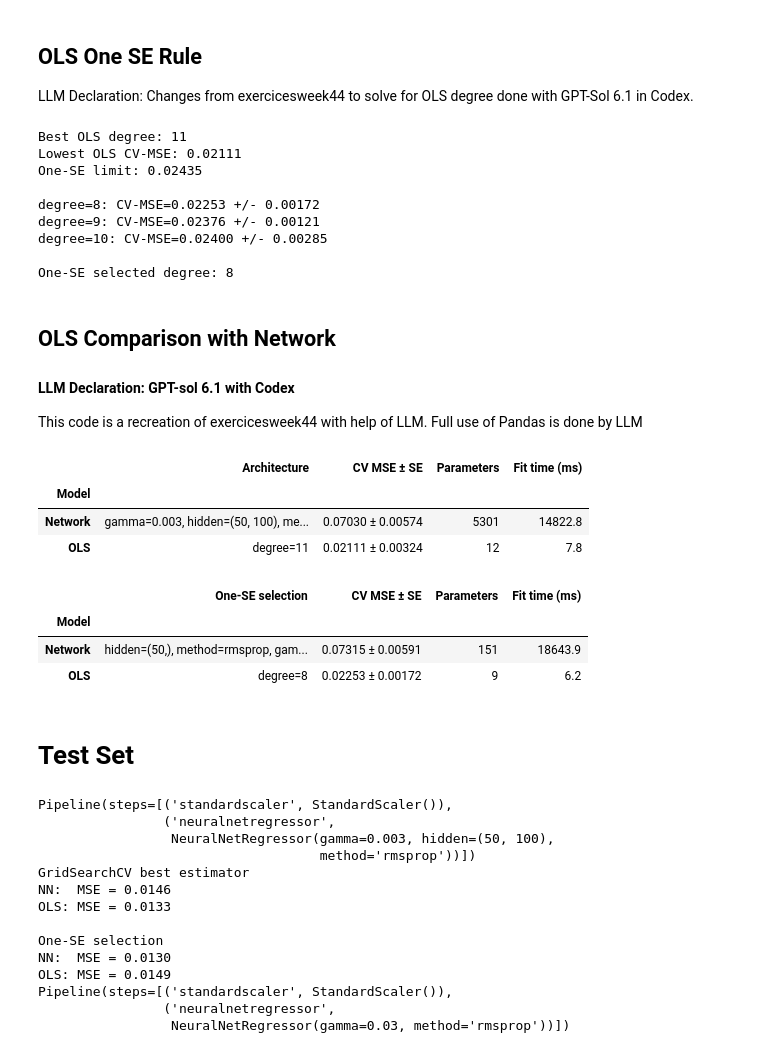
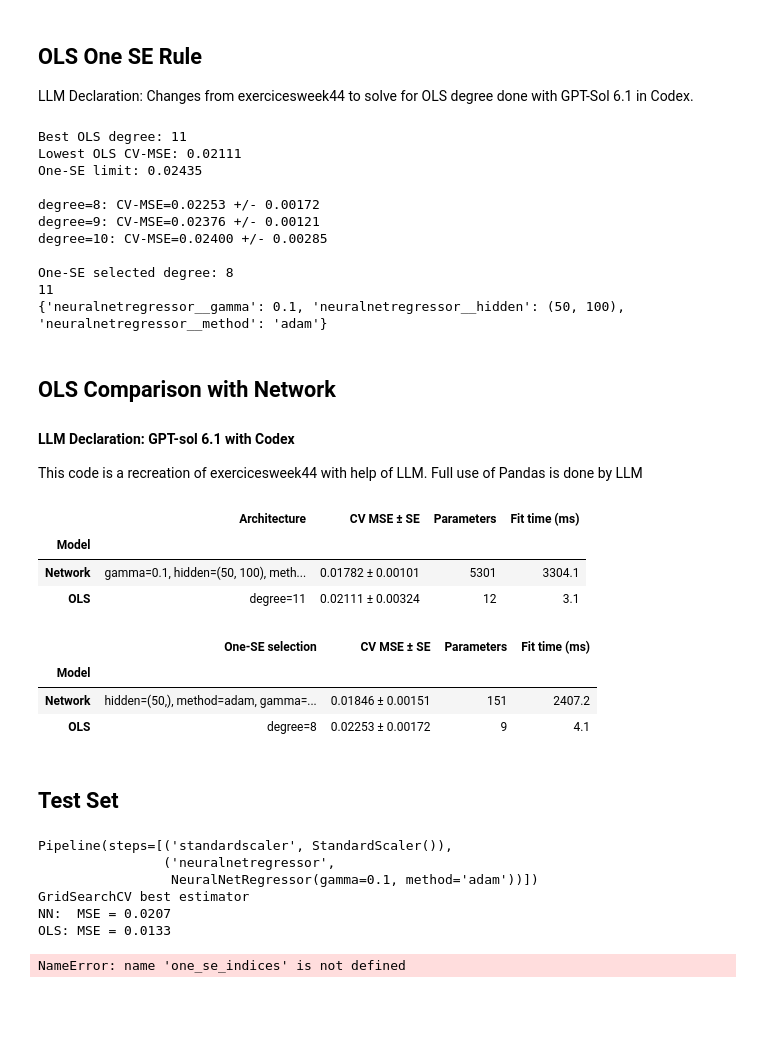
Before and after one commit to Timholmen96/FYS-STK4155, a Jupyter notebook: Prosjekt2/Prosjekt-Kode/Project2_Regressor.ipynb, the cells around one changed output. Drawn from its saved outputs; the diff is of its cells as text; code cells hidden in the pictures; blank space fills up the shorter version.

```diff
--- a/Prosjekt2/Prosjekt-Kode/Project2_Regressor.ipynb
+++ b/Prosjekt2/Prosjekt-Kode/Project2_Regressor.ipynb
@@ -153,7 +154,7 @@ def cross_entropy(predict, target):
         jnp.sum(target * jnp.log(predict), axis=1)
     )
 
-set_epoch = 10
+set_epoch = 100
 
 ACTIVATIONS = {"sigmoid": (sigmoid, sigmoid_der),
                "relu": (ReLU, ReLU_der),
@@ -532,9 +533,9 @@ def train_sgd(
             network.layers = optimizer.step(network.layers, layer_grads)
 
         # Kostnaden etter at hele treningssettet har vært gjennom én gang.
-        epoch_cost = float(network.cost(X, y))
-        history.append(epoch_cost)
-
+        if epoch % 50 == 0 or epoch == epochs - 1:
+            epoch_cost = float(network.cost(X, y))
+            history.append(epoch_cost)
 
     return history, network.layers
 # %% [markdown]
@@ -724,6 +725,7 @@ and find + store the best One-SE limit
 results = search1.cv_results_          # a dict of arrays, one entry per grid point
 cv_mse_grid = -results["mean_test_score"]
 cv_se_grid = results["std_test_score"] / np.sqrt(cv.get_n_splits() - 1)
+
 #print("mse grid")
 #print(cv_mse_grid)
 #print("se grid")
@@ -744,13 +746,16 @@ best_method = best_params["neuralnetregressor__method"]
 best_hidden = best_params["neuralnetregressor__hidden"]
 
 print(f"best_mse = {best_mse:.4f} +/- best_se = {best_se:.4f}")
-print(f"gamma = {best_params["neuralnetregressor__gamma"]}")
-print(f"method = {best_params["neuralnetregressor__method"]}")
-print(f"hidden = {best_params["neuralnetregressor__hidden"]}")
+print(f"gamma = {best_gamma}")
+print(f"method = {best_method}")
+print(f"hidden = {best_hidden}")
 print("-------")
+
 "AI Declaration: GPT-Luna6 help with indexing and for loop"
 threshold = cv_mse_grid[best_index] + cv_se_grid[best_index]
 print(f"One-SE limit:  {threshold:.5f}\n")
+
+
 found = False
 One_SE_candidates = {}
 for i, params in enumerate(results["params"]):
@@ -758,7 +763,7 @@ for i, params in enumerate(results["params"]):
     method = params["neuralnetregressor__method"]
     hidden = params["neuralnetregressor__hidden"]
     lmbd = 0.0  # Assuming lambda is not part of the grid
-    if (cv_mse_grid[i] <= threshold and gamma > best_gamma and sum(hidden) < sum(best_hidden)):
+    if (cv_mse_grid[i] <= threshold and sum(hidden) < sum(best_hidden)):
         found = True
         print(
             f"gamma={gamma:g} "
@@ -766,13 +771,12 @@ for i, params in enumerate(results["params"]):
             f"CV-MSE={cv_mse_grid[i]:.5f} +/- {cv_se_grid[i]:.5f}"
         )
         One_SE_candidates[(method, tuple(hidden), gamma)] = cv_mse_grid[i]
+        best_key = min(One_SE_candidates, key=One_SE_candidates.get)
+        best_mse = One_SE_candidates[best_key]
 
+        print(f"One-SE best architecture: method={best_key[0]}, hidden={best_key[1]}, gamma={best_key[2]:g}, CV-MSE={best_mse:.5f}")
 if not found:
     print("No architecture gave a CV-MSE within one SE of the lowest.")
-best_key = min(One_SE_candidates, key=One_SE_candidates.get)
-best_mse = One_SE_candidates[best_key]
-
-print(f"One-SE best architecture: method={best_key[0]}, hidden={best_key[1]}, gamma={best_key[2]:g}, CV-MSE={best_mse:.5f}")
 # %% [output]
 -----
 Pipeline(steps=[('standardscaler', StandardScaler()),
@@ -943,6 +948,9 @@ for i, params in enumerate(ols_results["params"]):
 selected_degree = min(candidates) if candidates else d_O
 
 print(f"\nOne-SE selected degree: {selected_degree}")
+
+print(ols.best_params_["polynomialfeatures__degree"])
+print(search1.best_params_)
 # %% [output]
 Best OLS degree: 11
 Lowest OLS CV-MSE: 0.02111
@@ -953,6 +961,8 @@ degree=9: CV-MSE=0.02376 +/- 0.00121
 degree=10: CV-MSE=0.02400 +/- 0.00285
 
 One-SE selected degree: 8
+11
+{'neuralnetregressor__gamma': 0.1, 'neuralnetregressor__hidden': (50, 100), 'neuralnetregressor__method': 'adam'}
 # %% [markdown]
 ## OLS Comparison with Network
 #### LLM Declaration: GPT-sol 6.1 with Codex
@@ -960,7 +970,15 @@ This code is a recreation of exercicesweek44 with help of LLM.
 Full use of Pandas is done by LLM
 # %%
 "AI assisted table"
-
+def count_network_params(hidden, n_inputs):
+    sizes = (n_inputs, *hidden, 1)
+    return sum(
+        (n_in + 1) * n_out
+        for n_in, n_out in zip(sizes[:-1], sizes[1:])
+    )
+best_params = search1.best_params_
+n_inputs = search1.best_estimator_.n_features_in_
+network_params = count_network_params(best_params["neuralnetregressor__hidden"], n_inputs)
 
 def result_row(name, model, n_params, index=None):
     # Default to the minimum-MSE candidate.
@@ -996,13 +1014,6 @@ comparison = pd.DataFrame([
 display(comparison)
 
 # ONE SE Limit
-def count_network_params(hidden, n_inputs):
-    sizes = (n_inputs, *hidden, 1)
-    return sum(
-        (n_in + 1) * n_out
-        for n_in, n_out in zip(sizes[:-1], sizes[1:])
-    )
-
 
 rows = []
 one_se_indices = {}
@@ -1034,7 +1045,6 @@ for name, model in [("Network", search1), ("OLS", ols)]:
 
     else:
         n_inputs = model.best_estimator_.n_features_in_
-
         selected = min(
             eligible,
             key=lambda i: (
@@ -1046,41 +1056,41 @@ for name, model in [("Network", search1), ("OLS", ols)]:
             ),
         )
 
         params = results["params"][selected]
         hidden = params["neuralnetregressor__hidden"]
         method = params["neuralnetregressor__method"]
         gamma = params["neuralnetregressor__gamma"]
 
         settings = (
             f"hidden={hidden}, method={method}, gamma={gamma:g}"
         )
         n_params = count_network_params(hidden, n_inputs)
     one_se_indices[name] = selected
     rows.append({
         "Model": name,
         "One-SE selection": settings,
         "CV MSE ± SE": (
             f"{cv_mse[selected]:.5f} ± {cv_se[selected]:.5f}"
         ),
         "Parameters": n_params,
         "Fit time (ms)": round(
             results["mean_fit_time"][selected] * 1000, 1
         ),
     })
 
 comparison_one_se = pd.DataFrame(rows).set_index("Model")
 display(comparison_one_se)
 # %% [output]
 |  | Architecture | CV MSE ± SE | Parameters | Fit time (ms) |
 | Model |  |  |  |  |
-| Network | gamma=0.003, hidden=(50, 100), me... | 0.07030 ± 0.00574 | 5301 | 14822.8 |
-| OLS | degree=11 | 0.02111 ± 0.00324 | 12 | 7.8 |
+| Network | gamma=0.1, hidden=(50, 100), meth... | 0.01782 ± 0.00101 | 5301 | 3304.1 |
+| OLS | degree=11 | 0.02111 ± 0.00324 | 12 | 3.1 |
 |  | One-SE selection | CV MSE ± SE | Parameters | Fit time (ms) |
 | Model |  |  |  |  |
-| Network | hidden=(50,), method=rmsprop, gam... | 0.07315 ± 0.00591 | 151 | 18643.9 |
-| OLS | degree=8 | 0.02253 ± 0.00172 | 9 | 6.2 |
+| Network | hidden=(50,), method=adam, gamma=... | 0.01846 ± 0.00151 | 151 | 2407.2 |
+| OLS | degree=8 | 0.02253 ± 0.00172 | 9 | 4.1 |
 # %% [markdown]
-# Test Set
+## Test Set
 # %%
 from sklearn.base import clone
 
@@ -1126,20 +1136,15 @@ print("\nOne-SE selection")
 print(f"NN:  MSE = {evaluate_mse(NN_SE, X_test, y_test):.4f}")
 print(f"OLS: MSE = {evaluate_mse(OLS_SE, X_test, y_test):.4f}")
 
+
+print(NN_SE.get_params)
 print(NN_SE)
 # %% [output]
 Pipeline(steps=[('standardscaler', StandardScaler()),
                 ('neuralnetregressor',
-                 NeuralNetRegressor(gamma=0.003, hidden=(50, 100),
-                                    method='rmsprop'))])
+                 NeuralNetRegressor(gamma=0.1, method='adam'))])
 GridSearchCV best estimator
-NN:  MSE = 0.0146
+NN:  MSE = 0.0207
 OLS: MSE = 0.0133
-
-One-SE selection
-NN:  MSE = 0.0130
-OLS: MSE = 0.0149
-Pipeline(steps=[('standardscaler', StandardScaler()),
-                ('neuralnetregressor',
-                 NeuralNetRegressor(gamma=0.03, method='rmsprop'))])
+NameError: name 'one_se_indices' is not defined
 # %%
```
Also changed, not shown: parts of 8 cells of this notebook, 16 other files.
